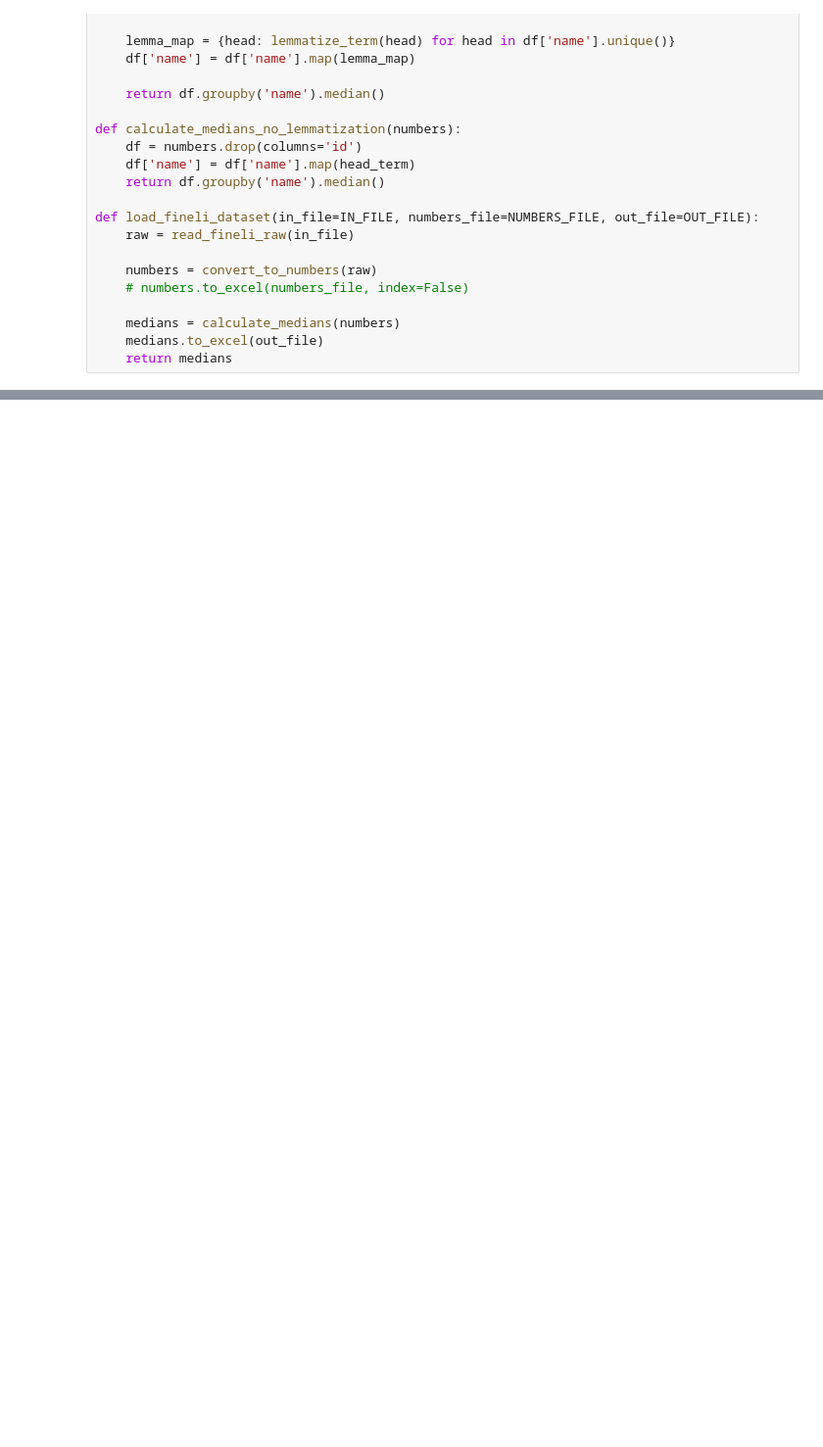
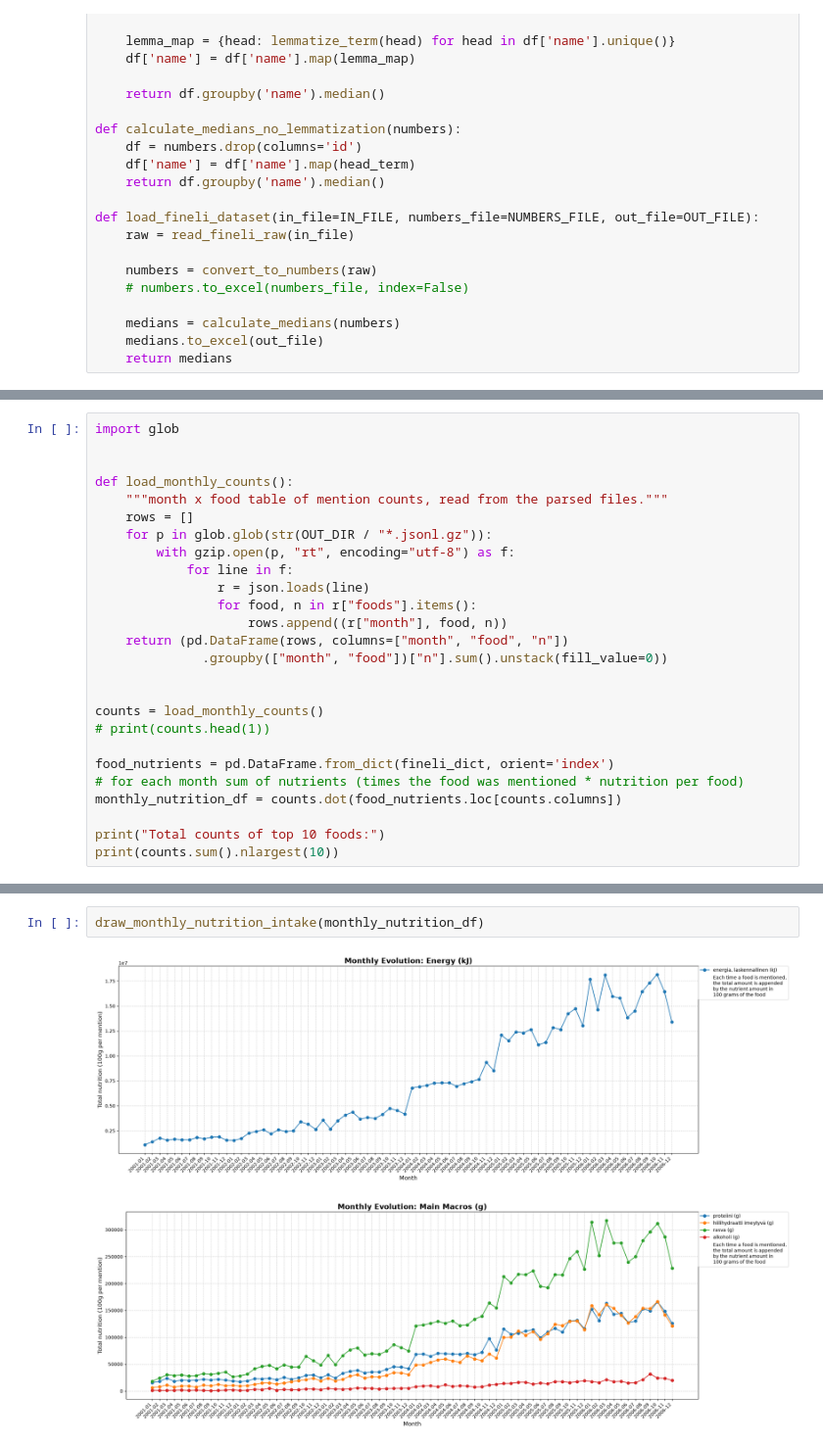
Before and after one commit to akseliahonpera/NLP_26_PROJECT_10, a Jupyter notebook: course_work.ipynb, the cells around one changed output, grey strips where cells are left out. Shown at 98% size. Cells and saved outputs as stored; diff of their text form; blank space fills up the shorter version.

Commit message:
Add permanent parsed data
Parsed data was previously saved in a global variable in memory. Now it
is saved to files per year in datasets/parsed/ folder.

```diff
--- a/course_work.ipynb
+++ b/course_work.ipynb
@@ -420,0 +299,26 @@ print(distinct_foods[0:10])
+# %%
+import glob
+
+
+def load_monthly_counts():
+    """month x food table of mention counts, read from the parsed files."""
+    rows = []
+    for p in glob.glob(str(OUT_DIR / "*.jsonl.gz")):
+        with gzip.open(p, "rt", encoding="utf-8") as f:
+            for line in f:
+                r = json.loads(line)
+                for food, n in r["foods"].items():
+                    rows.append((r["month"], food, n))
+    return (pd.DataFrame(rows, columns=["month", "food", "n"])
+              .groupby(["month", "food"])["n"].sum().unstack(fill_value=0))
+
+
+counts = load_monthly_counts()
+# print(counts.head(1))
+
+food_nutrients = pd.DataFrame.from_dict(fineli_dict, orient='index')
+# for each month sum of nutrients (times the food was mentioned * nutrition per food)
+monthly_nutrition_df = counts.dot(food_nutrients.loc[counts.columns])
+
+print("Total counts of top 10 foods:")
+print(counts.sum().nlargest(10))
@@ -420,0 +421,5 @@ print(distinct_foods[0:10])
+# %%
+draw_monthly_nutrition_intake(monthly_nutrition_df)
+# %% [output]
+[figure, added]
+[figure, added]
```
Also changed, not shown: parts of 13 cells of this notebook, 13 other files.
